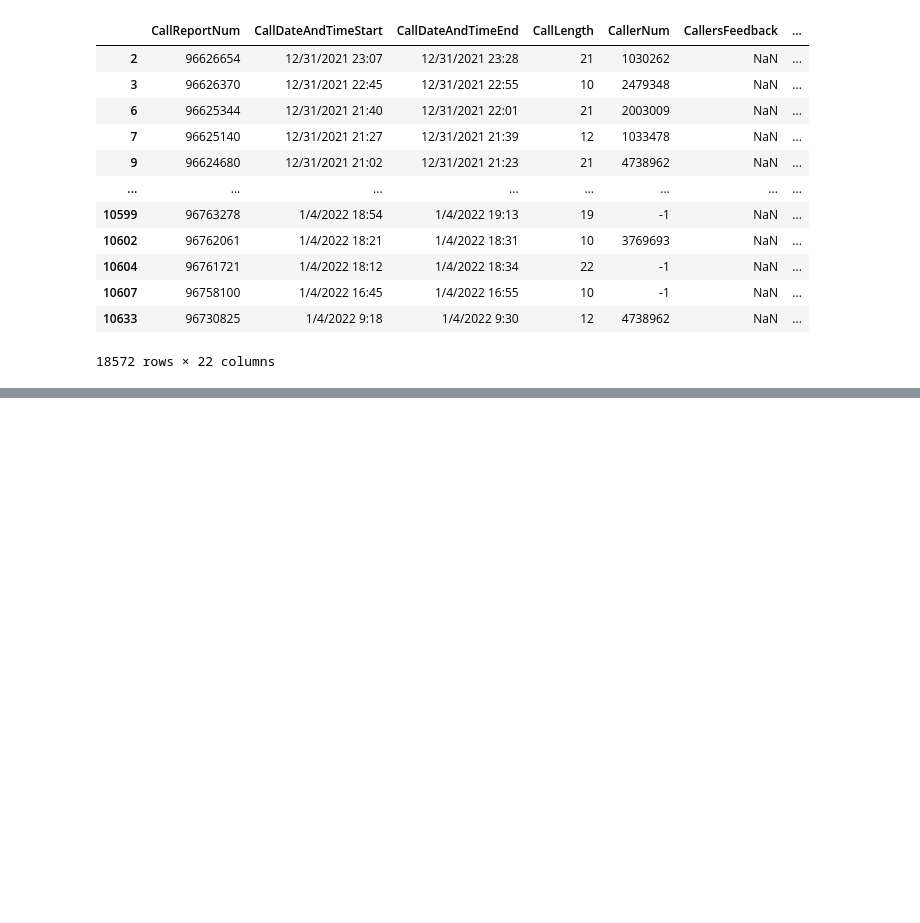
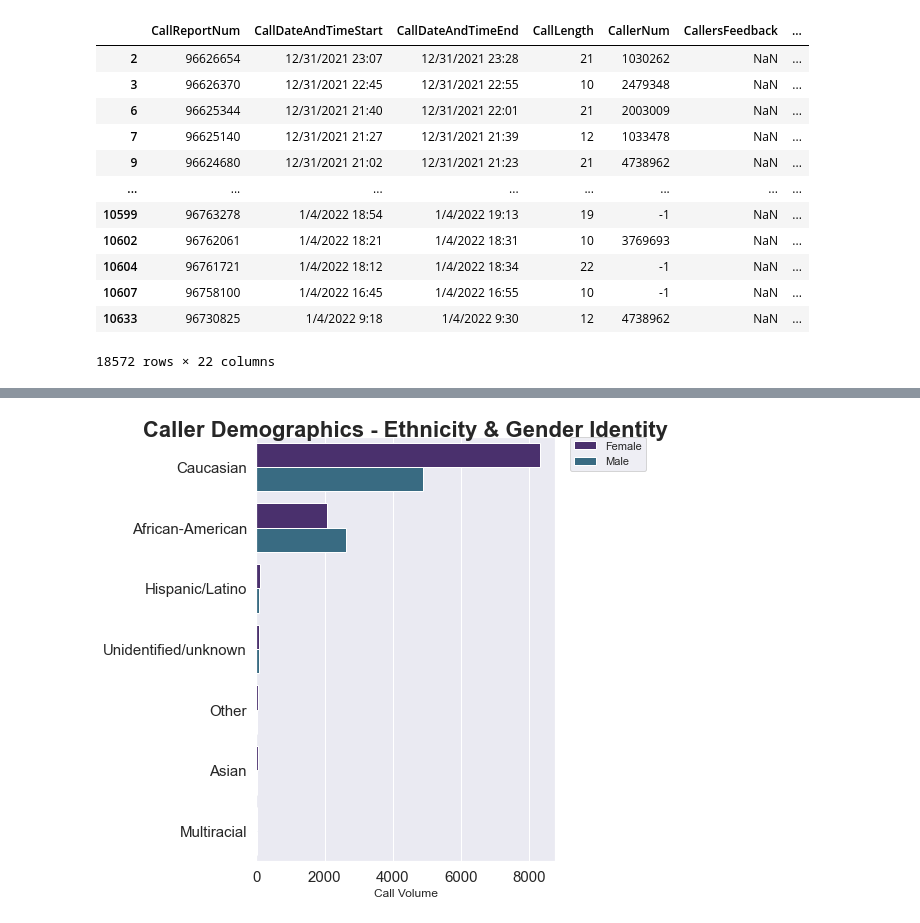
Before and after one commit to NSS-Data-Analytics-Cohort-6/fcs-crisis-holi-data-in-the-sun, a Jupyter notebook: notebook/crisis exploration 2.ipynb, the cells around one changed output, grey strips where cells are left out. Saved outputs shown, nothing was run; the diff lists cells and outputs as text; code cells hidden in the pictures; blank space fills up the shorter version.

```diff
--- a/notebook/crisis exploration 2.ipynb
+++ b/notebook/crisis exploration 2.ipynb
@@ -135 +144,21 @@ Name: CallReportNum, dtype: int64
+# %%
+sns.set_style('darkgrid')
+sns.set(rc={"figure.figsize":(8,7)})
+eth_order=['Caucasian', 'African-American', 'Hispanic/Latino', 'Unidentified/unknown', 'Other', 'Asian', 'Multiracial']
+eth_palette=['#482677FF', '#2D708EFF']
+sns.set_palette(palette=eth_palette)
+sns.countplot(y='CRISIS Demographics - Ethnicity', data=ethnicity_df, hue='CRISIS Demographics - Gender Identity', hue_order=['Female', 'Male'], order=eth_order)
+plt.legend(bbox_to_anchor=(1.05, 1), loc='upper left', borderaxespad=0)
+#plt.Axes.axes.barplot(width=5)
+#plt.xticks(rotation=70)
+plt.xlabel('Call Volume')
+plt.ylabel(None)
+#plt.legend(loc='best', frameon=True, fontsize=12)
+plt.title("Caller Demographics - Ethnicity & Gender Identity",fontdict= { 'fontsize': 22, 'fontweight':'bold','verticalalignment': 'center'})
+plt.tick_params(axis='both', which='major', labelsize=15);
+plt.tight_layout()
+plt.savefig('Ethnicity Chart')
+plt.show();
+# %% [output]
+[figure, added]
 # %%
```
Also changed, not shown: parts of 35 cells of this notebook, 1 other file.
